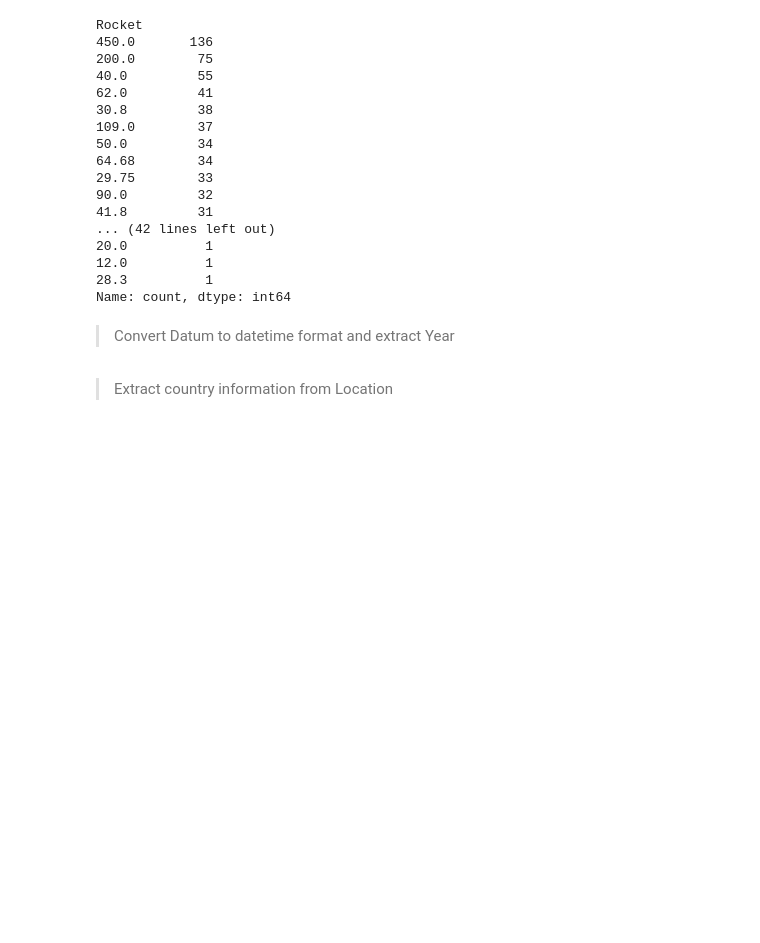
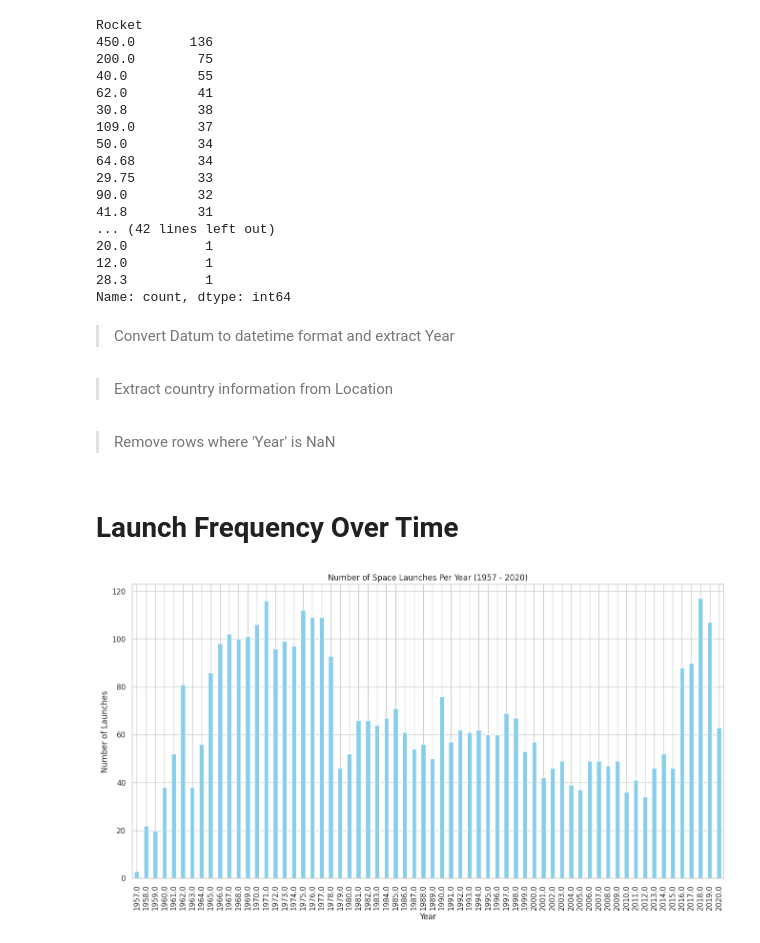
Before and after one commit to itsjordanmuller/2023-python-100-days, a Jupyter notebook: Day-099/Projects/space-race-data-analysis/space_race_data.ipynb, the cells around one changed output. Cells and saved outputs as stored; diff of their text form; code cells hidden in the pictures; blank space fills up the shorter version.

Commit message:
Show launch frequency over the years

```diff
--- a/Day-099/Projects/space-race-data-analysis/space_race_data.ipynb
+++ b/Day-099/Projects/space-race-data-analysis/space_race_data.ipynb
@@ -181,3 +181,23 @@ space_data["Year"] = space_data["Datum"].dt.year
 > Extract country information from Location
 # %%
 space_data["Country"] = space_data["Location"].apply(lambda x: x.split(",")[-1].strip())
+# %% [markdown]
+> Remove rows where 'Year' is NaN
+# %%
+space_data_cleaned = space_data.dropna(subset=["Year"])
+
+space_data_cleaned.loc[:, "Year"] = space_data_cleaned["Year"].astype(int)
+# %% [markdown]
+# Launch Frequency Over Time
+# %%
+sns.set(style="whitegrid")
+launches_per_year = space_data_cleaned["Year"].value_counts().sort_index()
+plt.figure(figsize=(16, 8))
+launches_per_year.plot(kind="bar", color="skyblue")
+plt.title("Number of Space Launches Per Year (1957 - 2020)")
+plt.xlabel("Year")
+plt.ylabel("Number of Launches")
+plt.xticks(rotation=90)
+plt.show()
+# %% [output]
+[figure, added]
```
